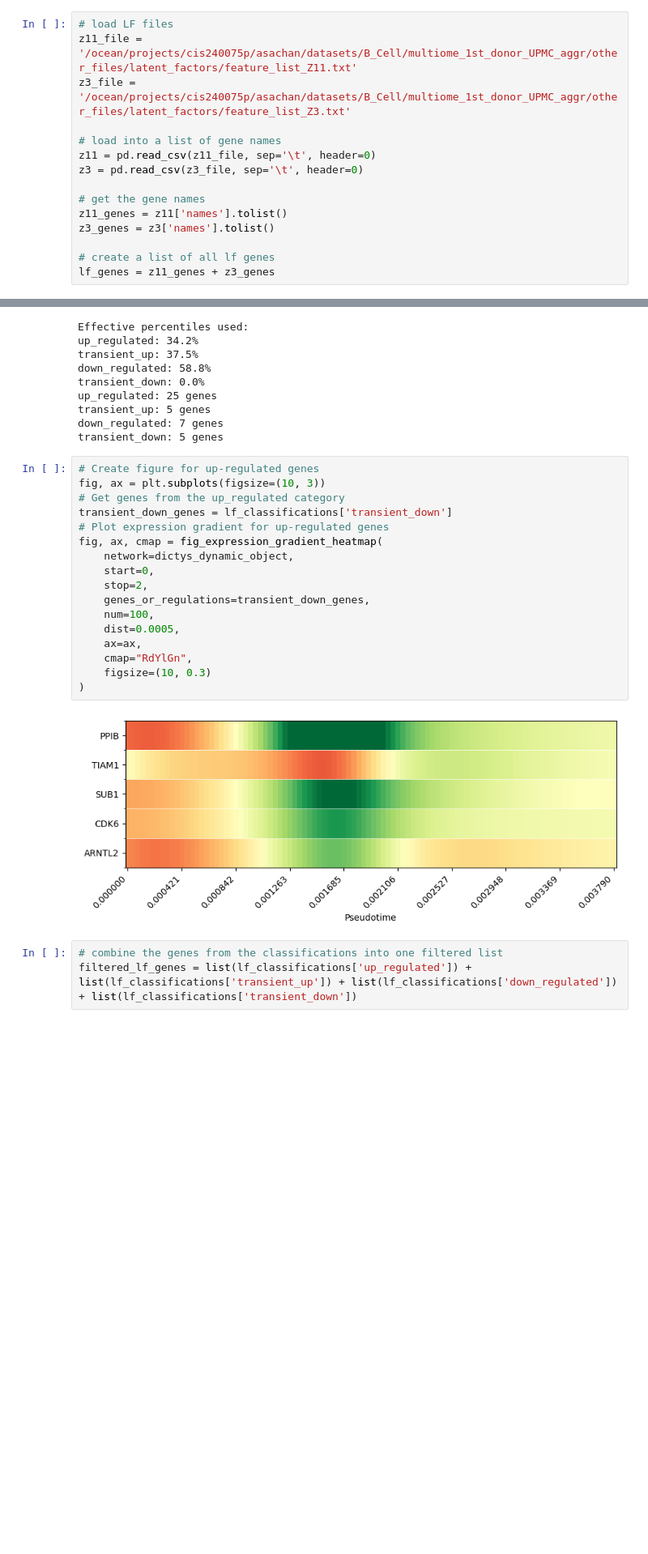
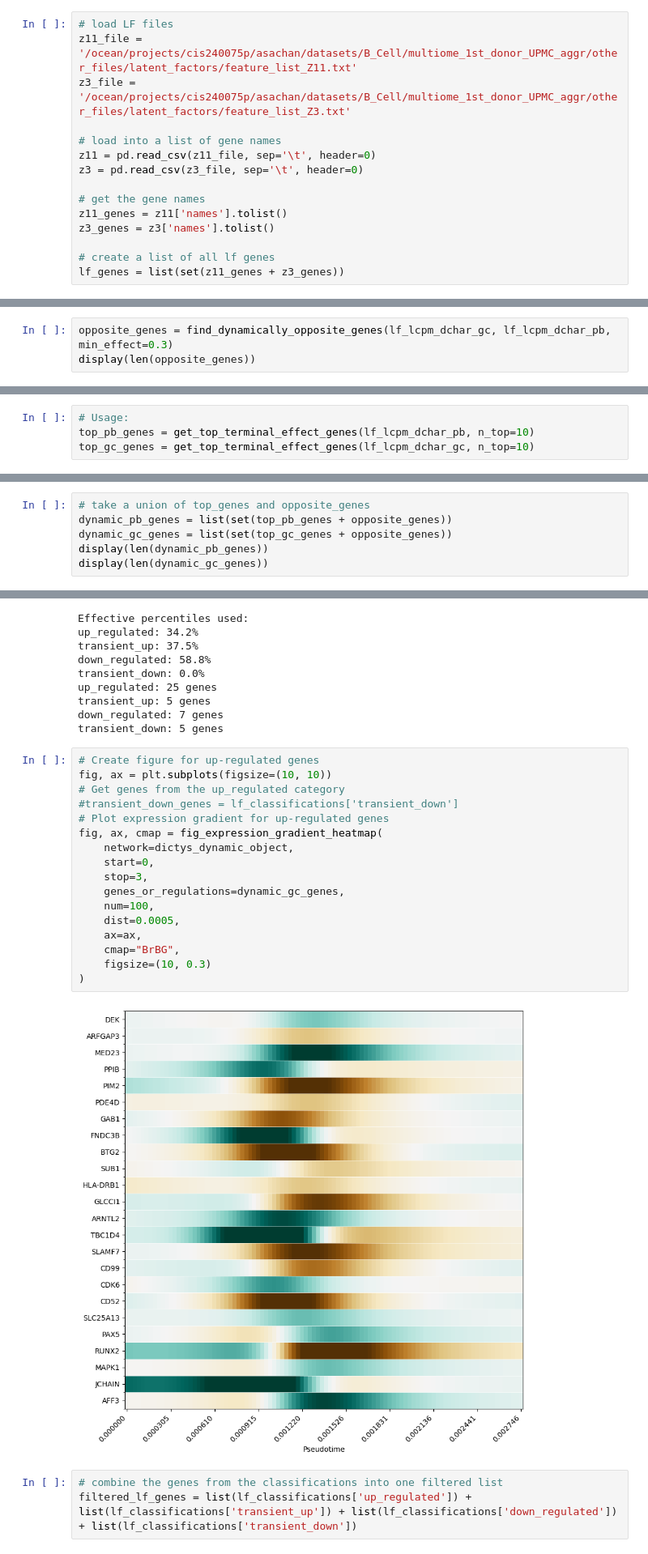
Before and after one commit to sachha-naksha/B_Cell_States, a Jupyter notebook: multiome_dynamic_regulation/py_scripts/analysis/global_grn_dynamics.ipynb, the cells around one changed output, grey strips where cells are left out. Shown at 81% size. Saved outputs shown, nothing was run; the diff lists cells and outputs as text; blank space fills up the shorter version.

```diff
--- a/multiome_dynamic_regulation/py_scripts/analysis/global_grn_dynamics.ipynb
+++ b/multiome_dynamic_regulation/py_scripts/analysis/global_grn_dynamics.ipynb
@@ -292,7 +292,7 @@ z11_genes = z11['names'].tolist()
 z3_genes = z3['names'].tolist()
 
 # create a list of all lf genes
-lf_genes = z11_genes + z3_genes
+lf_genes = list(set(z11_genes + z3_genes))
 # %%
 lf_in_object = check_if_gene_in_ndict(dictys_dynamic_object, lf_genes, return_index=True)
 print(f"Found {len(lf_in_object['present'])} genes")
@@ -364,0 +451,3 @@ display(lf_lcpm_dchar_gc)
+# %%
+opposite_genes = find_dynamically_opposite_genes(lf_lcpm_dchar_gc, lf_lcpm_dchar_pb, min_effect=0.3)
+display(len(opposite_genes))
@@ -364,0 +496,4 @@ display(lf_lcpm_dchar_gc)
+# %%
+# Usage:
+top_pb_genes = get_top_terminal_effect_genes(lf_lcpm_dchar_pb, n_top=10)
+top_gc_genes = get_top_terminal_effect_genes(lf_lcpm_dchar_gc, n_top=10)
@@ -364,0 +518,6 @@ display(lf_lcpm_dchar_gc)
+# %%
+# take a union of top_genes and opposite_genes
+dynamic_pb_genes = list(set(top_pb_genes + opposite_genes))
+dynamic_gc_genes = list(set(top_gc_genes + opposite_genes))
+display(len(dynamic_pb_genes))
+display(len(dynamic_gc_genes))
@@ -383,23 +551,23 @@ down_regulated: 7 genes
 transient_down: 5 genes
 # %%
 # Create figure for up-regulated genes
-fig, ax = plt.subplots(figsize=(10, 3))
+fig, ax = plt.subplots(figsize=(10, 10))
 # Get genes from the up_regulated category
-transient_down_genes = lf_classifications['transient_down']
+#transient_down_genes = lf_classifications['transient_down']
 # Plot expression gradient for up-regulated genes
 fig, ax, cmap = fig_expression_gradient_heatmap(
     network=dictys_dynamic_object,
     start=0,
-    stop=2,
-    genes_or_regulations=transient_down_genes,
+    stop=3,
+    genes_or_regulations=dynamic_gc_genes,
     num=100,
     dist=0.0005,
     ax=ax,
-    cmap="RdYlGn",
+    cmap="BrBG",
     figsize=(10, 0.3)
 )
 # %% [output]
-[figure, old version]
+[figure, new version]
 # %%
 # combine the genes from the classifications into one filtered list
 filtered_lf_genes = list(lf_classifications['up_regulated']) + list(lf_classifications['transient_up']) + list(lf_classifications['down_regulated']) + list(lf_classifications['transient_down'])
```
Also changed, not shown: parts of 18 cells of this notebook, 1 other file.
